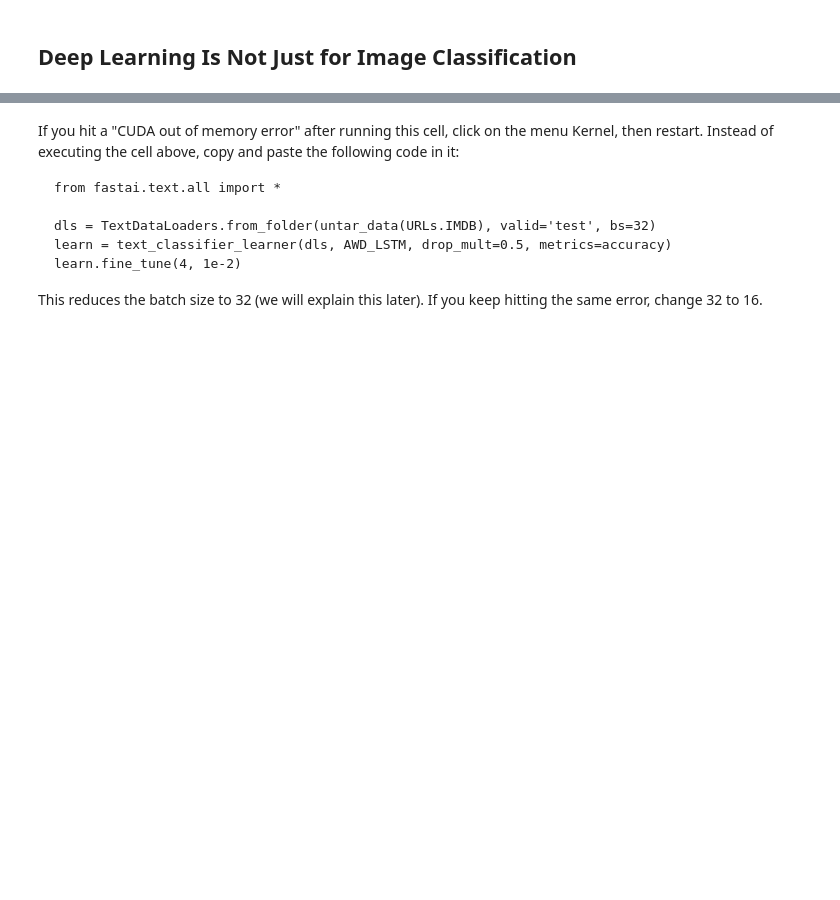
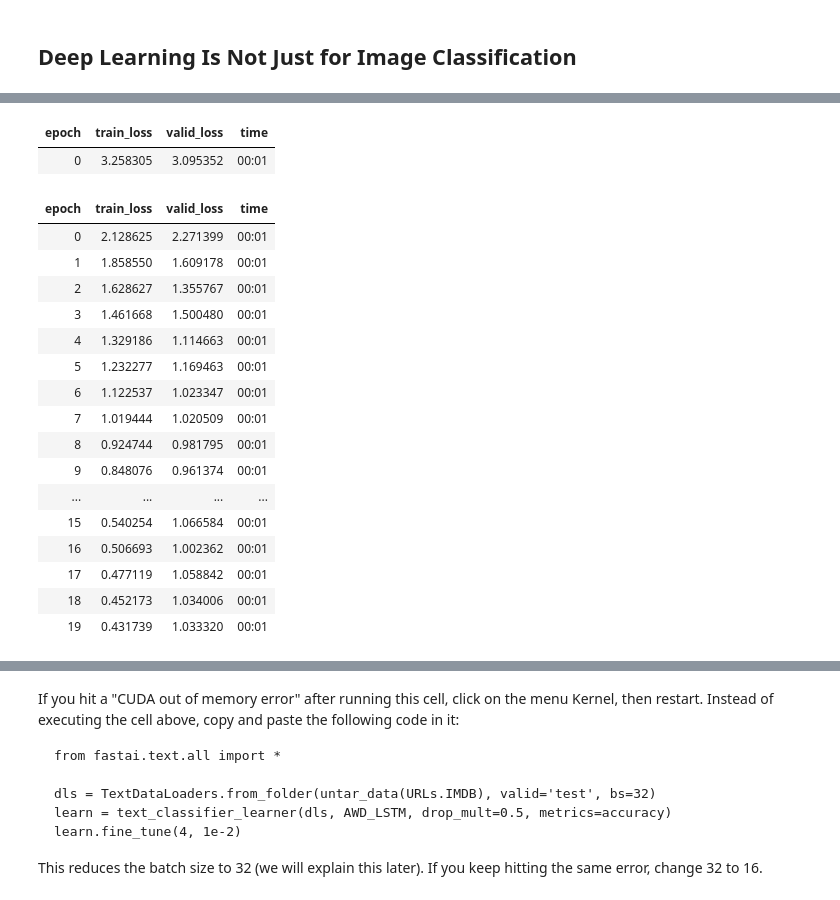
Before and after one commit to fhdbbk/fastai-1, a Jupyter notebook: 01_intro.ipynb, the cells around one changed output, grey strips where cells are left out. Cells and saved outputs as stored; diff of their text form; code cells hidden in the pictures; blank space fills up the shorter version.

```diff
--- a/01_intro.ipynb
+++ b/01_intro.ipynb
@@ -190,4 +179,5 @@ dls = SegmentationDataLoaders.from_label_func(
 )
 
 learn = unet_learner(dls, resnet34)
-learn.fine_tune(8)
+learn.fine_tune(20)
+# %% [output]
@@ -193,0 +186,19 @@ learn.fine_tune(8)
+| epoch | train_loss | valid_loss | time |
+| 0 | 3.258305 | 3.095352 | 00:01 |
+| epoch | train_loss | valid_loss | time |
+| 0 | 2.128625 | 2.271399 | 00:01 |
+| 1 | 1.858550 | 1.609178 | 00:01 |
+| 2 | 1.628627 | 1.355767 | 00:01 |
+| 3 | 1.461668 | 1.500480 | 00:01 |
+| 4 | 1.329186 | 1.114663 | 00:01 |
+| 5 | 1.232277 | 1.169463 | 00:01 |
+| 6 | 1.122537 | 1.023347 | 00:01 |
+| 7 | 1.019444 | 1.020509 | 00:01 |
+| 8 | 0.924744 | 0.981795 | 00:01 |
+| 9 | 0.848076 | 0.961374 | 00:01 |
+| ... | ... | ... | ... |
+| 15 | 0.540254 | 1.066584 | 00:01 |
+| 16 | 0.506693 | 1.002362 | 00:01 |
+| 17 | 0.477119 | 1.058842 | 00:01 |
+| 18 | 0.452173 | 1.034006 | 00:01 |
+| 19 | 0.431739 | 1.033320 | 00:01 |
```
Also changed, not shown: parts of 22 cells of this notebook.
